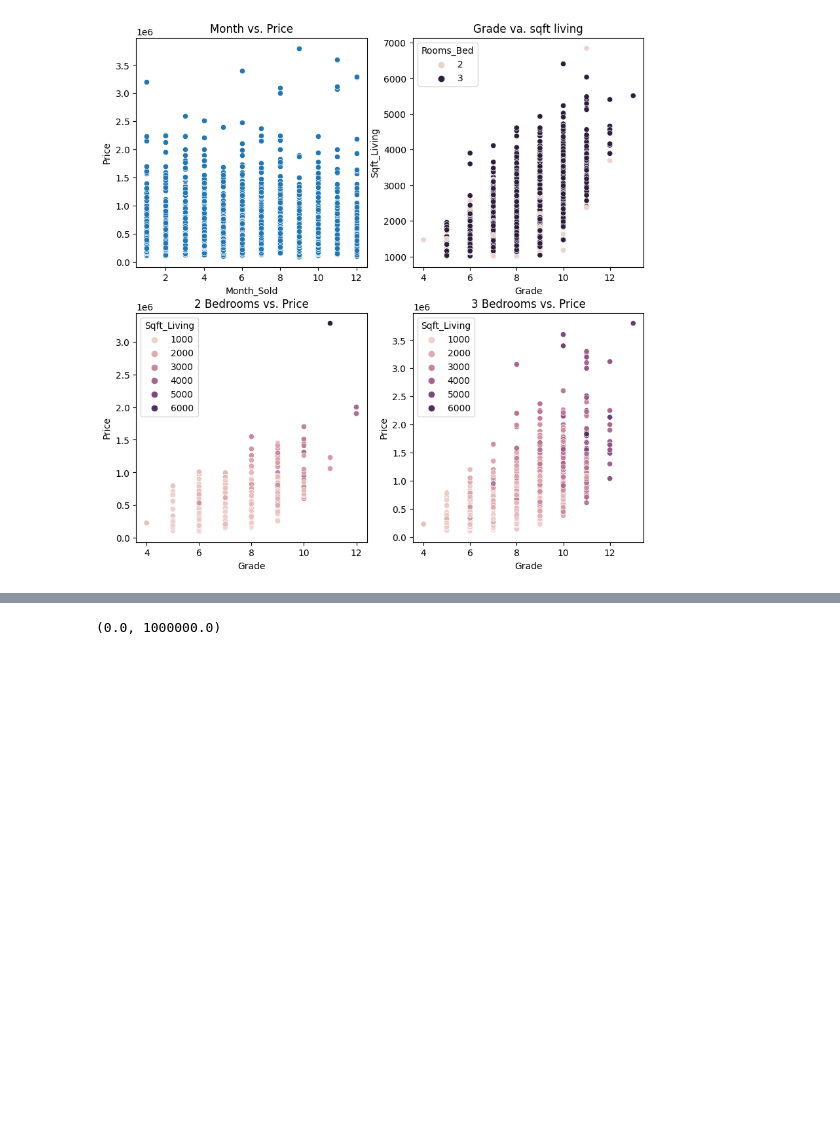
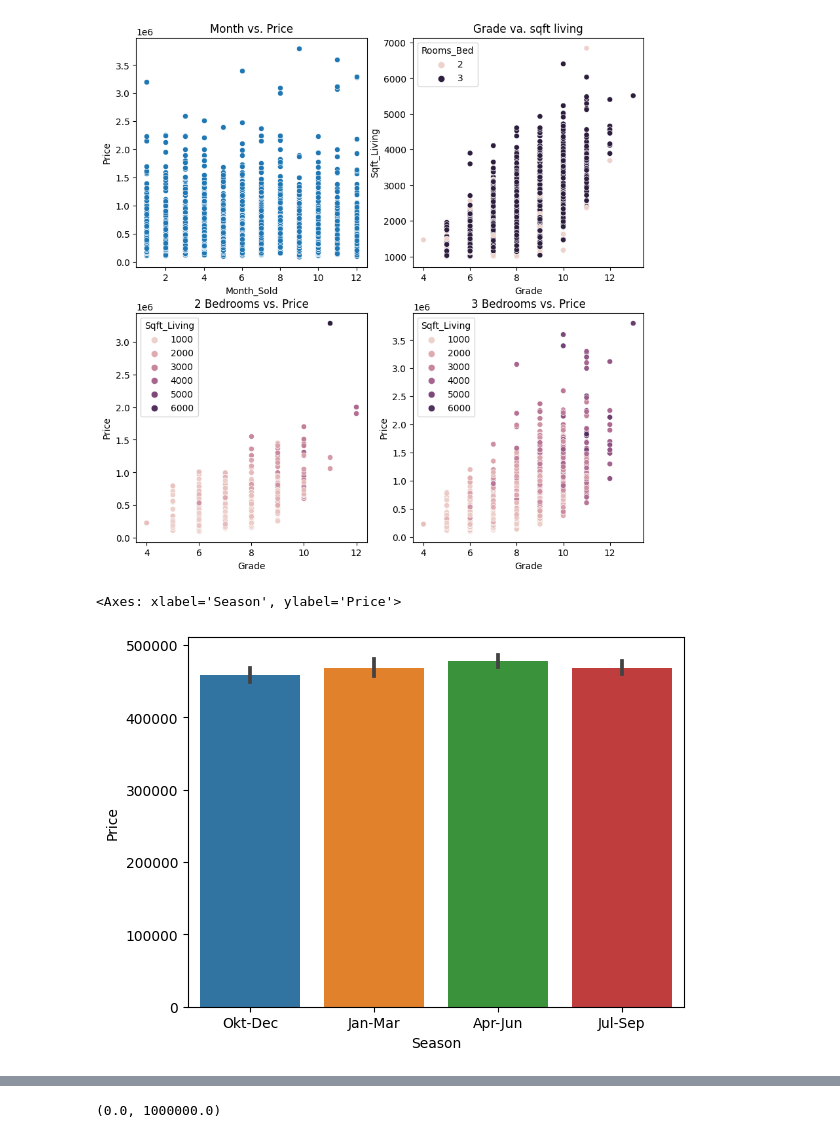
Before and after one commit to xit7/ds-eda-first-project-houses, a Jupyter notebook: 2_assignment-analysis.ipynb, the cells around one changed output, grey strips where cells are left out. Drawn from its saved outputs; the diff is of its cells as text; code cells hidden in the pictures; blank space fills up the shorter version.

```diff
--- a/2_assignment-analysis.ipynb
+++ b/2_assignment-analysis.ipynb
@@ -307,5 +307,36 @@ sns.scatterplot(data=bed_3, x='Grade', y='Price', hue='Sqft_Living', ax=ax[1, 1]
 plt.show()
 # %% [output]
 [figure]
+# %%
+# Adding seasons to the data to look for seasonality in price
+spring = [ 4, 5, 6 ]
+summer = [ 7, 8, 9 ]
+autumn = [ 10, 11, 12 ]
+winter = [ 1, 2, 3 ]
+
+df_fam_season = df_fam.copy()
+
+df_fam_season['Season'] = 'Unknown'
+df_fam_season.loc[df_fam_season['Month_Sold'].isin(spring), 'Season'] = 'Apr-Jun'
+df_fam_season.loc[df_fam_season['Month_Sold'].isin(summer), 'Season'] = 'Jul-Sep'
+df_fam_season.loc[df_fam_season['Month_Sold'].isin(autumn), 'Season'] = 'Okt-Dec'
+df_fam_season.loc[df_fam_season['Month_Sold'].isin(winter), 'Season'] = 'Jan-Mar'
+
+# WHY IS THIS NOT WORKING???...
+
+#df_fam_season['Season'] = np.where(df_fam_season['Month_Sold'].isin(spring), 'Spring', df_fam_season['Month_Sold'])
+#df_fam_season['Season'] = np.where(df_fam_season['Month_Sold'].isin(summer), 'Summer', df_fam_season['Month_Sold'])
+#df_fam_season['Season'] = df_fam_season['Month_Sold'].apply(lambda x: 'Spring' if x in(spring) else x)
+#df_fam_season['Season'] = df_fam_season['Month_Sold'].apply(lambda x: 'Summer' if x in(summer) else x)
+#df_fam_season['Season'] = df_fam_season['Month_Sold'].apply(lambda x: 'Winter' if x in(winter) else x)
+#df_fam_season['Season'] = df_fam_season['Month_Sold'].apply(lambda x: 'Autumn' if x in(autumn) else x)
+#df_fam[df_fam['Month_Sold'].isin(spring)]
+
+sns.barplot(data=df_fam_season, x='Season', y='Price')
+#df_fam_season.Season.isnull().sum()
+#df_fam_season.Season.value_counts()
+# %% [output]
+<Axes: xlabel='Season', ylabel='Price'>
+[figure, added]
 # %% [markdown]
 <span style="color:red">**Conclusion**:</span>
```
Also changed, not shown: parts of 9 cells of this notebook.
